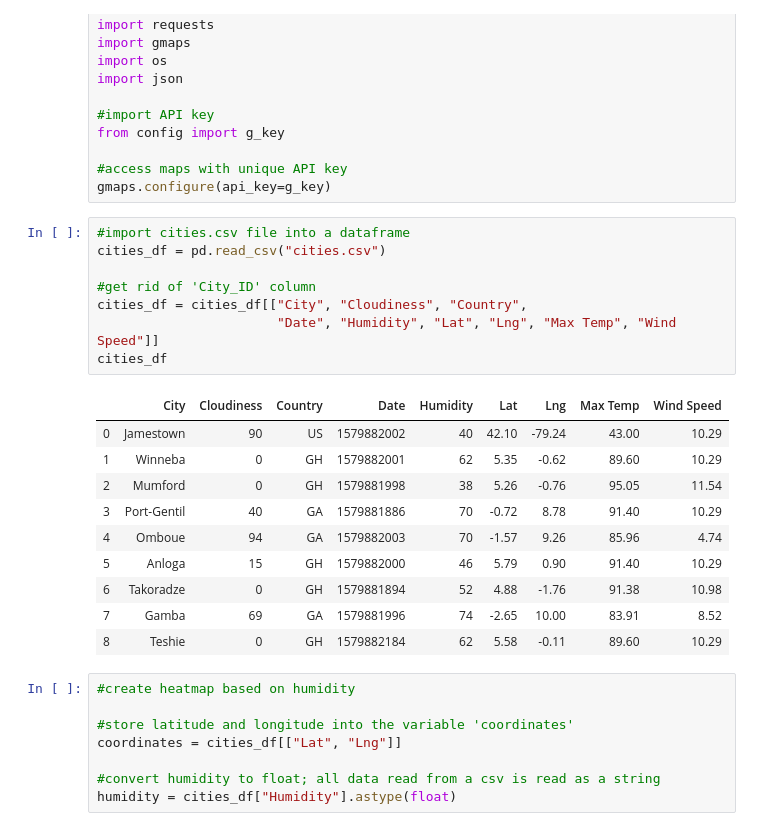
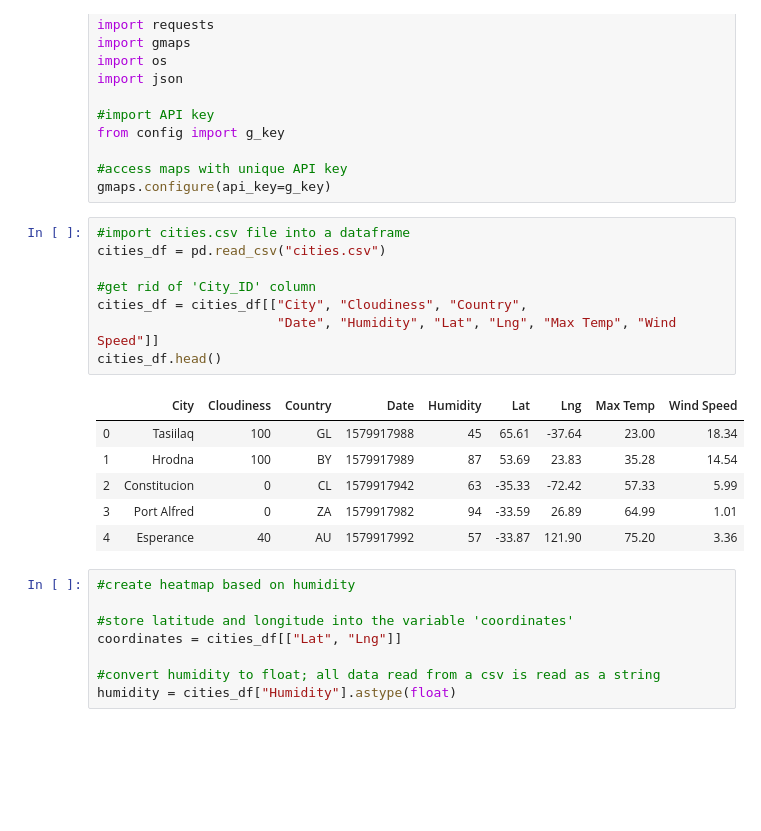
Before and after one commit to VallieTracy/Global-Weather-Analysis, a Jupyter notebook: WeatherPy/VacationPy.ipynb, the cells around one changed output. Drawn from its saved outputs; the diff is of its cells as text; blank space fills up the shorter version.

```diff
--- a/WeatherPy/VacationPy.ipynb
+++ b/WeatherPy/VacationPy.ipynb
@@ -16,22 +16,18 @@ gmaps.configure(api_key=g_key)
 # %%
 #import cities.csv file into a dataframe
 cities_df = pd.read_csv("cities.csv")
 
 #get rid of 'City_ID' column
 cities_df = cities_df[["City", "Cloudiness", "Country",
                        "Date", "Humidity", "Lat", "Lng", "Max Temp", "Wind Speed"]]
-cities_df
+cities_df.head()
 # %% [output]
 |  | City | Cloudiness | Country | Date | Humidity | Lat | Lng | Max Temp | Wind Speed |
-| 0 | Jamestown | 90 | US | 1579882002 | 40 | 42.10 | -79.24 | 43.00 | 10.29 |
-| 1 | Winneba | 0 | GH | 1579882001 | 62 | 5.35 | -0.62 | 89.60 | 10.29 |
-| 2 | Mumford | 0 | GH | 1579881998 | 38 | 5.26 | -0.76 | 95.05 | 11.54 |
-| 3 | Port-Gentil | 40 | GA | 1579881886 | 70 | -0.72 | 8.78 | 91.40 | 10.29 |
-| 4 | Omboue | 94 | GA | 1579882003 | 70 | -1.57 | 9.26 | 85.96 | 4.74 |
-| 5 | Anloga | 15 | GH | 1579882000 | 46 | 5.79 | 0.90 | 91.40 | 10.29 |
-| 6 | Takoradze | 0 | GH | 1579881894 | 52 | 4.88 | -1.76 | 91.38 | 10.98 |
-| 7 | Gamba | 69 | GA | 1579881996 | 74 | -2.65 | 10.00 | 83.91 | 8.52 |
-| 8 | Teshie | 0 | GH | 1579882184 | 62 | 5.58 | -0.11 | 89.60 | 10.29 |
+| 0 | Tasiilaq | 100 | GL | 1579917988 | 45 | 65.61 | -37.64 | 23.00 | 18.34 |
+| 1 | Hrodna | 100 | BY | 1579917989 | 87 | 53.69 | 23.83 | 35.28 | 14.54 |
+| 2 | Constitucion | 0 | CL | 1579917942 | 63 | -35.33 | -72.42 | 57.33 | 5.99 |
+| 3 | Port Alfred | 0 | ZA | 1579917982 | 94 | -33.59 | 26.89 | 64.99 | 1.01 |
+| 4 | Esperance | 40 | AU | 1579917992 | 57 | -33.87 | 121.90 | 75.20 | 3.36 |
 # %%
 #create heatmap based on humidity
 
```
Also changed, not shown: parts of 14 cells of this notebook.
